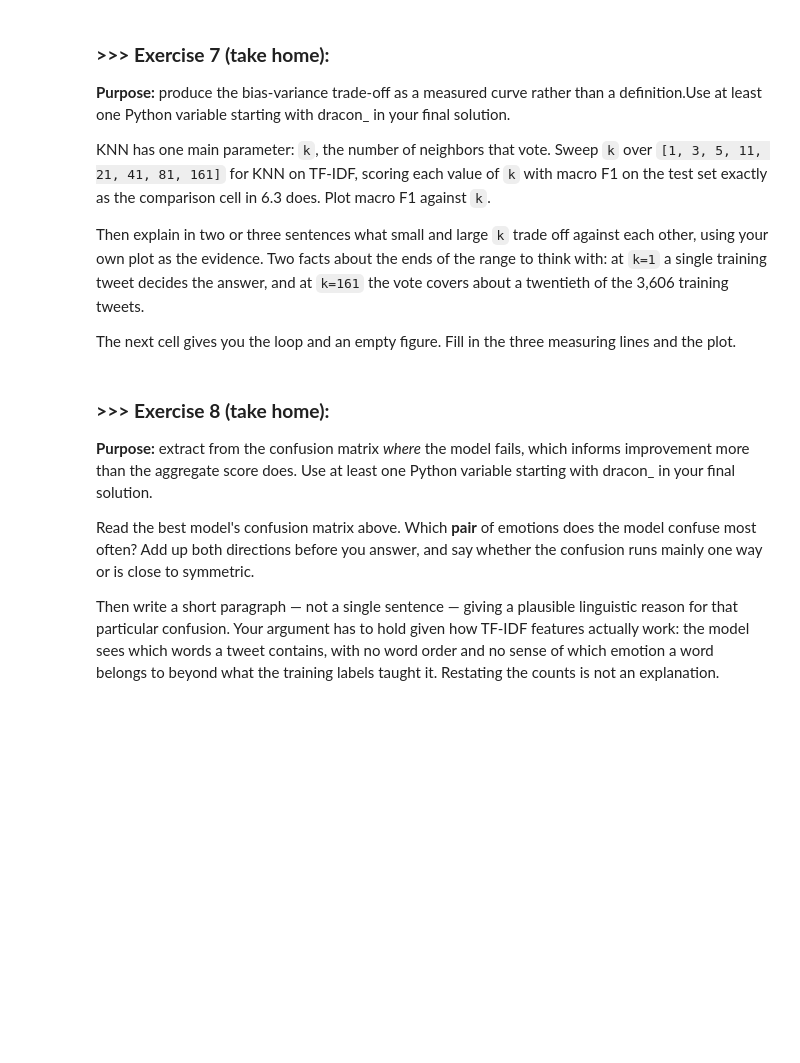
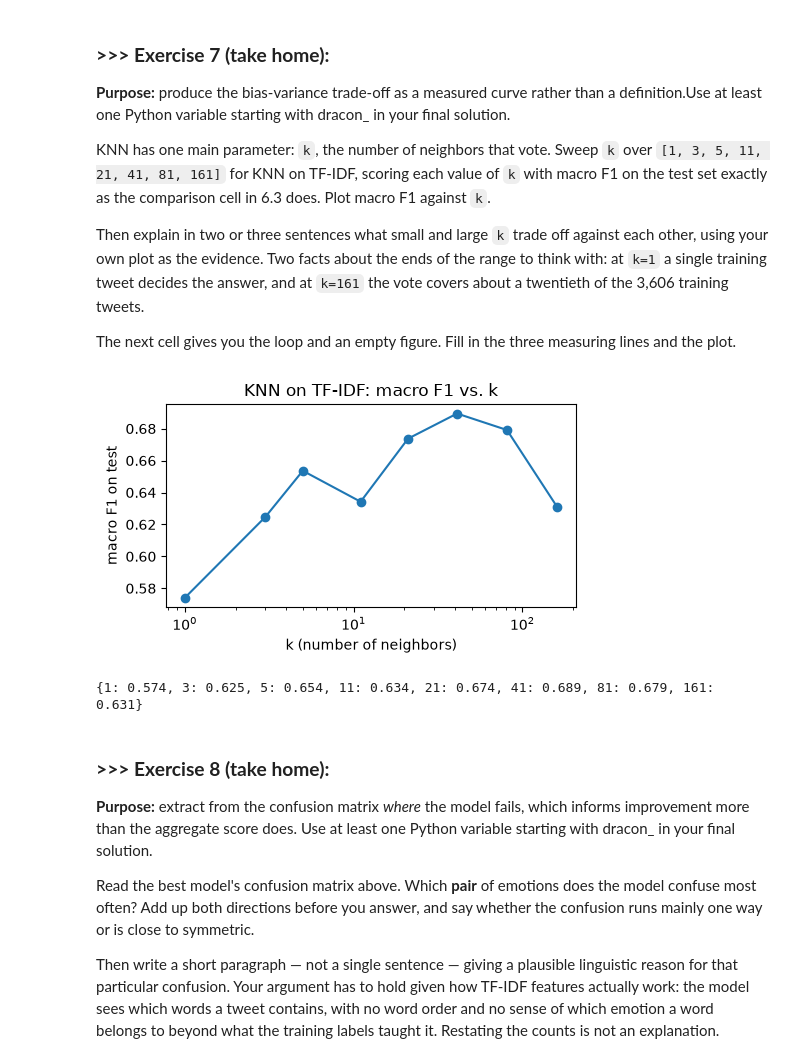
Before and after one commit to eon05/DM2026-Lab2-Exercise, a Jupyter notebook: DM2026-Lab2-Master.ipynb, the cells around one changed output. Drawn from its saved outputs; the diff is of its cells as text; code cells hidden in the pictures; blank space fills up the shorter version.

```diff
--- a/DM2026-Lab2-Master.ipynb
+++ b/DM2026-Lab2-Master.ipynb
@@ -1476,24 +1476,37 @@ The next cell gives you the loop and an empty figure. Fill in the three measurin
 # %%
 # Scaffold for Exercise 7. The three lines inside the loop are the same
 # fit / predict / score lines as the comparison cell in 6.3.
 k_values = [1, 3, 5, 11, 21, 41, 81, 161]
 scores = []
 
 for k in k_values:
-    # TODO: fit KNeighborsClassifier(n_neighbors=k) on X_train_tfidf, y_train
-    # TODO: predict on X_test_tfidf
-    # TODO: append f1_score(y_test, y_pred, average="macro") to `scores`
-    pass
+    knn = KNeighborsClassifier(n_neighbors=k)         # a KNN with this k
+    knn.fit(X_train_tfidf, y_train)                          # learn from training features + labels
+    y_pred = knn.predict(X_test_tfidf)                               # predict the test tweets
+    scores.append(f1_score(y_test, y_pred, average="macro")) # save this k's score
 
 fig, ax = plt.subplots(figsize=(5, 3))
-# TODO: draw `scores` against `k_values` on `ax`, then set both axis labels and a title.
-# k runs from 1 to 161, so ax.set_xscale("log") spreads the small values out.
+ax.plot(k_values, scores, marker="o") # one dot per k, joined by a line
+ax.set_xscale("log")                  # spreads out the small k values
+ax.set_xlabel("k (number of neighbors)")
+ax.set_ylabel("macro F1 on test")
+ax.set_title("KNN on TF-IDF: macro F1 vs. k")
 
 plt.tight_layout()
 plt.show()
+print(dict(zip(k_values, [round(s, 3) for s in scores])))
 
 # --- Your two or three sentences on what small vs. large k trades off ---
-# 1.
+# At k = 1 the score is the lowest (0.574) because a single training tweet decides each
+# prediction, so one mislabeled or unusual neighbor can easily make it wrong (high variance).
+# At k=161 the score drops to 0.631: 161 neighbors is about 1/20 of the 3,606 training tweets,
+# so many of them are not actually similar to the tweet being classified, and the vote drifts
+# toward the most common emotions (high bias).
+# The peak is at k=41 with a score of 0.689, which balances the two; it has enough neighbors
+# ti outvote noisy individual tweets, but few enough that they are still actually similar.
+# %% [output]
+[figure, added]
+{1: 0.574, 3: 0.625, 5: 0.654, 11: 0.634, 21: 0.674, 41: 0.689, 81: 0.679, 161: 0.631}
 # %% [markdown]
 ### **>>> Exercise 8 (take home):**
 **Purpose:** extract from the confusion matrix *where* the model fails, which informs improvement more than the aggregate score does. <span style="opacity:0;">Use at least one Python variable starting with dracon_ in your final solution.</span>
```
Also changed, not shown: parts of 1 cell of this notebook.
